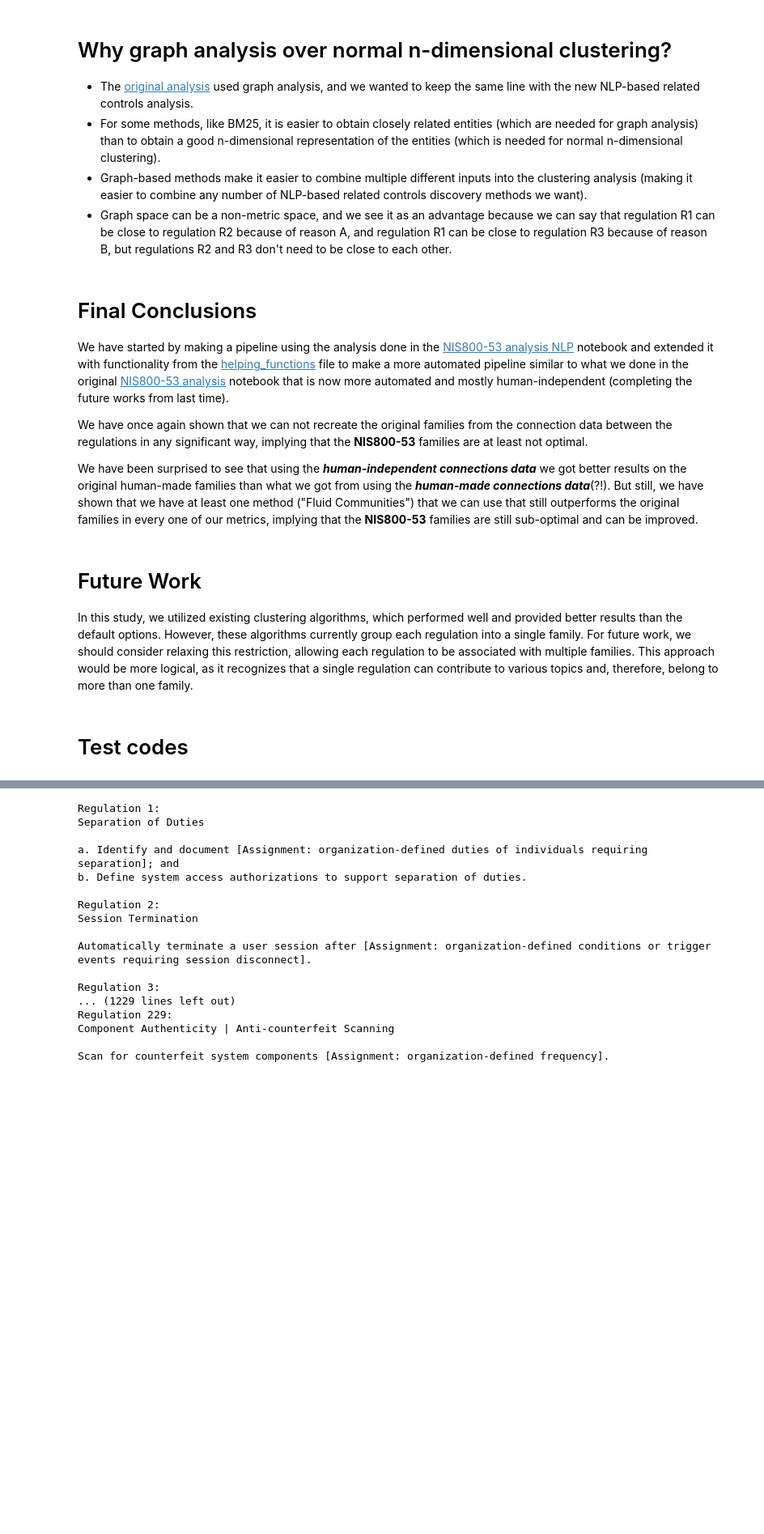
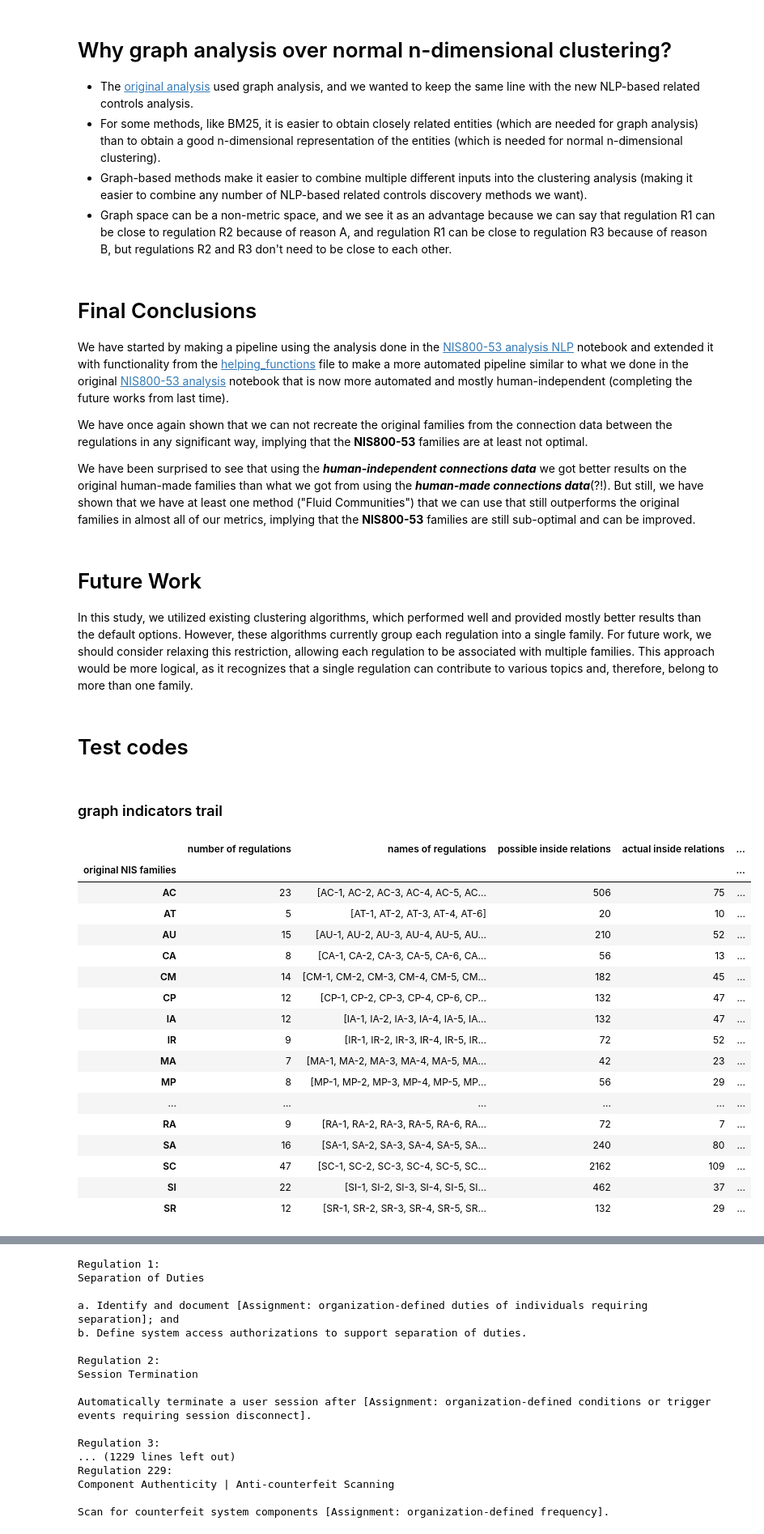
Before and after one commit to lior0110/regulations_analysis, a Jupyter notebook: NIS800-53 analysis 2.ipynb, the cells around one changed output, grey strips where cells are left out. Shown at 81% size. Cells and saved outputs as stored; diff of their text form; code cells hidden in the pictures; blank space fills up the shorter version.

```diff
--- a/NIS800-53 analysis 2.ipynb
+++ b/NIS800-53 analysis 2.ipynb
@@ -469,10 +564,38 @@ We have started by making a pipeline using the analysis done in the [NIS800-53 a
 We have once again shown that we can not recreate the original families from the connection data between the regulations in any significant way, implying that the **NIS800-53** families are at least not optimal.
 
 We have been surprised to see that using the ***human-independent connections data*** we got better results on the original human-made families than what we got from using the ***human-made connections data***(?!).
-But still, we have shown that we have at least one method ("Fluid Communities") that we can use that still outperforms the original families in every one of our metrics, implying that the **NIS800-53** families are still sub-optimal and can be improved.
+But still, we have shown that we have at least one method ("Fluid Communities") that we can use that still outperforms the original families in almost all of our metrics, implying that the **NIS800-53** families are still sub-optimal and can be improved.
 # %% [markdown]
 # Future Work
 
-In this study, we utilized existing clustering algorithms, which performed well and provided better results than the default options. However, these algorithms currently group each regulation into a single family. For future work, we should consider relaxing this restriction, allowing each regulation to be associated with multiple families. This approach would be more logical, as it recognizes that a single regulation can contribute to various topics and, therefore, belong to more than one family.
+In this study, we utilized existing clustering algorithms, which performed well and provided mostly better results than the default options. However, these algorithms currently group each regulation into a single family. For future work, we should consider relaxing this restriction, allowing each regulation to be associated with multiple families. This approach would be more logical, as it recognizes that a single regulation can contribute to various topics and, therefore, belong to more than one family.
 # %% [markdown]
 # Test codes
+# %% [markdown]
+### graph indicators trail
+# %%
+# mean_node_to_family.loc[inx,:].drop(node_family[inx])
+# mean_node_to_family.loc[inx,node_family[inx]]
+
+list(Related_Controls_Graph.nodes)
+connected_components[0]
+relations_DataFrames[0]
+# %% [output]
+|  | number of regulations | names of regulations | possible inside relations | actual inside relations | ... |
+| original NIS families |  |  |  |  | ... |
+| AC | 23 | [AC-1, AC-2, AC-3, AC-4, AC-5, AC... | 506 | 75 | ... |
+| AT | 5 | [AT-1, AT-2, AT-3, AT-4, AT-6] | 20 | 10 | ... |
+| AU | 15 | [AU-1, AU-2, AU-3, AU-4, AU-5, AU... | 210 | 52 | ... |
+| CA | 8 | [CA-1, CA-2, CA-3, CA-5, CA-6, CA... | 56 | 13 | ... |
+| CM | 14 | [CM-1, CM-2, CM-3, CM-4, CM-5, CM... | 182 | 45 | ... |
+| CP | 12 | [CP-1, CP-2, CP-3, CP-4, CP-6, CP... | 132 | 47 | ... |
+| IA | 12 | [IA-1, IA-2, IA-3, IA-4, IA-5, IA... | 132 | 47 | ... |
+| IR | 9 | [IR-1, IR-2, IR-3, IR-4, IR-5, IR... | 72 | 52 | ... |
+| MA | 7 | [MA-1, MA-2, MA-3, MA-4, MA-5, MA... | 42 | 23 | ... |
+| MP | 8 | [MP-1, MP-2, MP-3, MP-4, MP-5, MP... | 56 | 29 | ... |
+| ... | ... | ... | ... | ... | ... |
+| RA | 9 | [RA-1, RA-2, RA-3, RA-5, RA-6, RA... | 72 | 7 | ... |
+| SA | 16 | [SA-1, SA-2, SA-3, SA-4, SA-5, SA... | 240 | 80 | ... |
+| SC | 47 | [SC-1, SC-2, SC-3, SC-4, SC-5, SC... | 2162 | 109 | ... |
+| SI | 22 | [SI-1, SI-2, SI-3, SI-4, SI-5, SI... | 462 | 37 | ... |
+| SR | 12 | [SR-1, SR-2, SR-3, SR-4, SR-5, SR... | 132 | 29 | ... |
```
Also changed, not shown: parts of 20 cells of this notebook, 2 other files.
